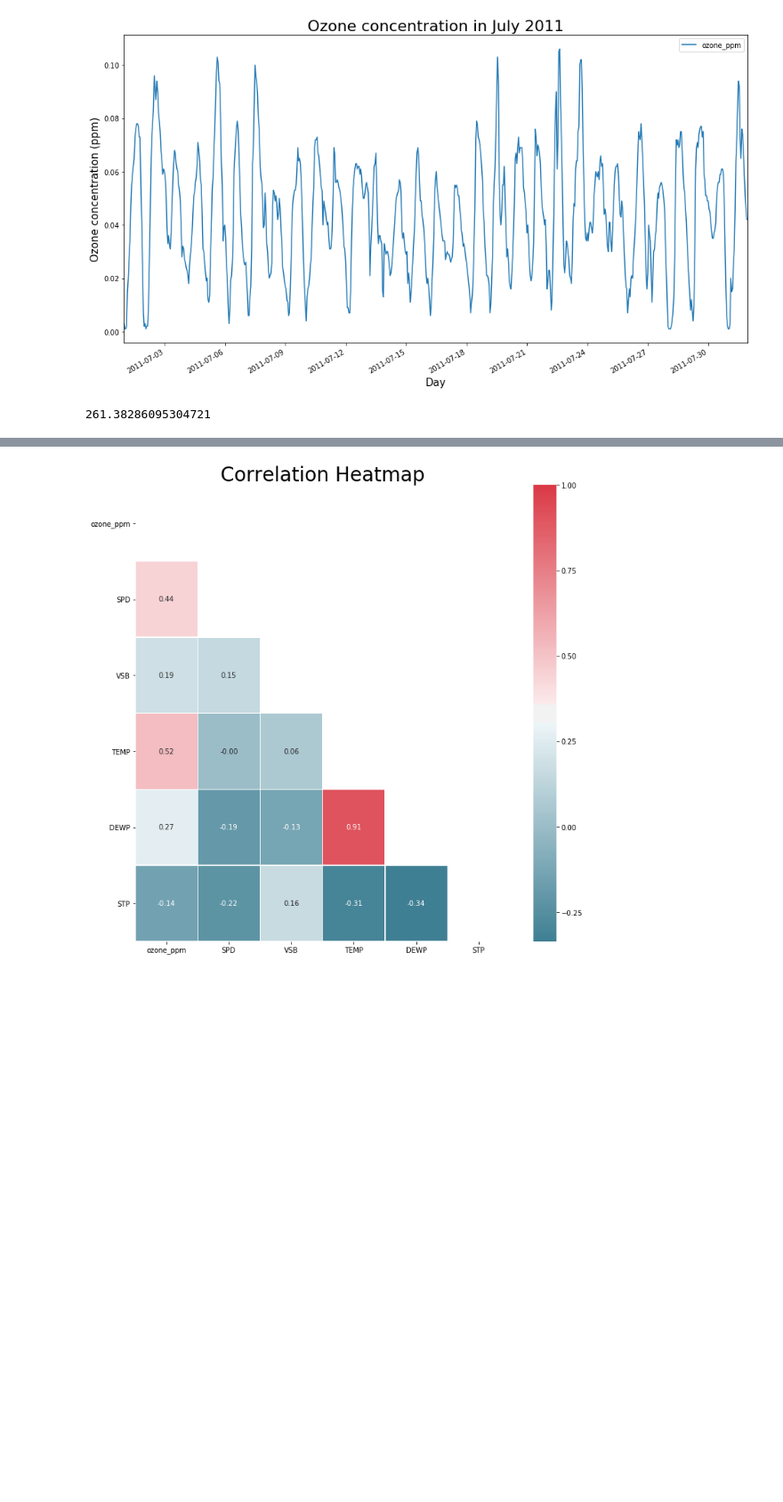
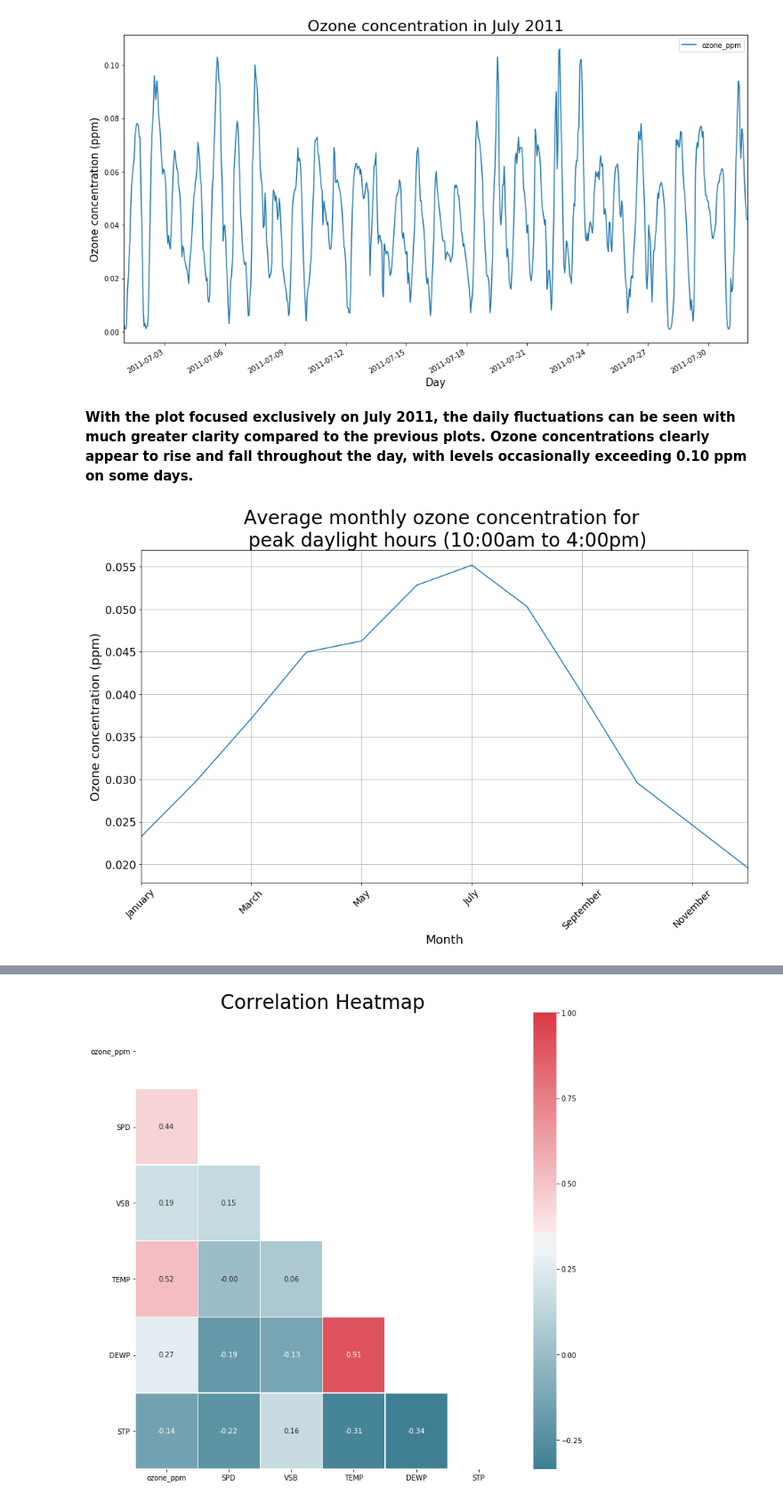
Before and after one commit to fsmahmood/Springboard-Python-Projects, a Jupyter notebook: Air Quality Capstone project/Capstone Data Wrangling/Capstone Storytelling and Inferential Statistics/Air Quality Storytelling Report.ipynb, the cells around one changed output, grey strips where cells are left out. Shown at 89% size. Saved outputs shown, nothing was run; the diff lists cells and outputs as text; code cells hidden in the pictures; blank space fills up the shorter version.

```diff
--- a/Air Quality Capstone project/Capstone Data Wrangling/Capstone Storytelling and Inferential Statistics/Air Quality Storytelling Report.ipynb
+++ b/Air Quality Capstone project/Capstone Data Wrangling/Capstone Storytelling and Inferential Statistics/Air Quality Storytelling Report.ipynb
@@ -35,7 +45,25 @@ _ = plt.xlabel("Day", size=15)
 _ = plt.ylabel("Ozone concentration (ppm)", size=15)
 # %% [output]
 [figure]
-# %%
-np.sqrt(len(df))
-# %% [output]
-261.38286095304721
+# %% [markdown]
+**With the plot focused exclusively on July 2011, the daily fluctuations can be seen with much greater clarity compared to the previous plots. Ozone concentrations clearly appear to rise and fall throughout the day, with levels occasionally exceeding 0.10 ppm on some days.**
+# %%
+#monthly = df.ozone_ppm.resample('M').mean()
+midday = df[df.index.hour.isin([10,11,12,13,14,15,16])]
+# %%
+monthly_day_ozone = midday.groupby(midday.index.month).mean()
+month_names = np.array(['January', 'February', 'March', 'April', 'May',
+       'June', 'July', 'August', 'September', 'October', 'November', 'December'])
+monthly_day_ozone.set_index(month_names, inplace=True)
+monthly_day_ozone = monthly_day_ozone.ozone_ppm
+# %%
+monthly_day_ozone.plot()
+plt.title("Average monthly ozone concentration for \n peak daylight hours (10:00am to 4:00pm)", size=28)
+plt.xticks(rotation=45, size=14)
+plt.yticks(size=16)
+plt.xlabel("Month", size=18)
+plt.ylabel("Ozone concentration (ppm)", size=18)
+plt.grid()
+plt.show()
+# %% [output]
+[figure, added]
```
Also changed, not shown: parts of 28 cells of this notebook.
